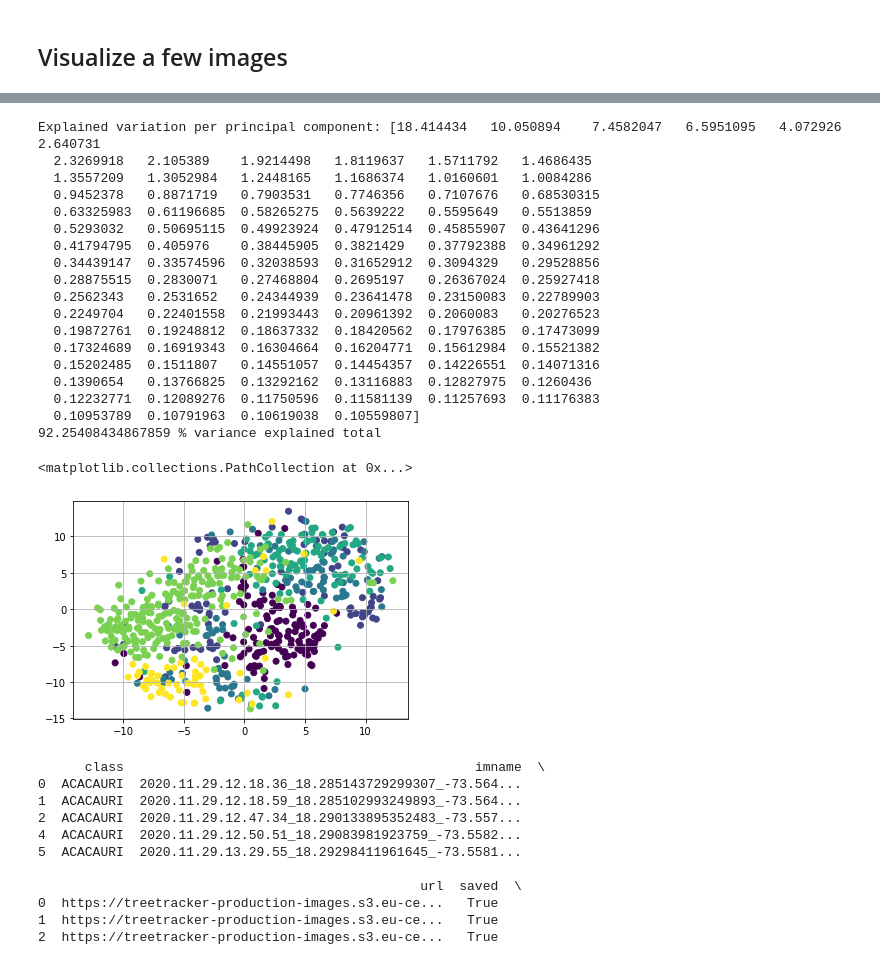
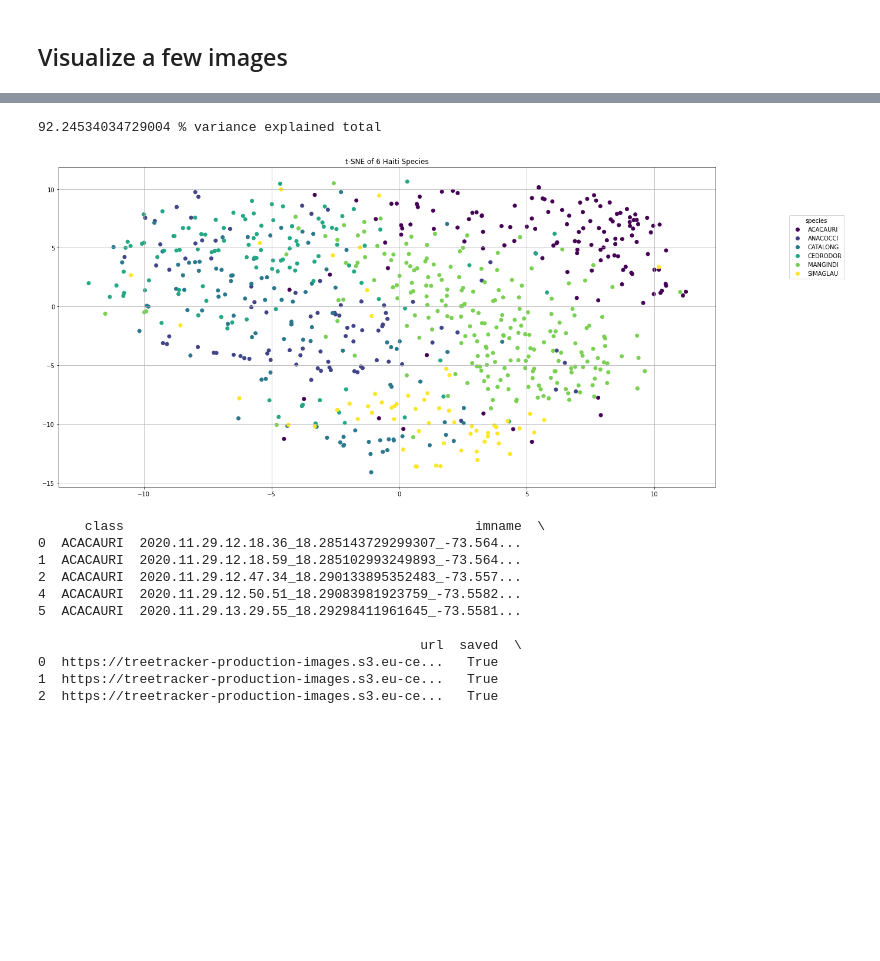
Before and after one commit to Greenstand/treetracker-machine-learning, a Jupyter notebook: species_classification/small_inception.ipynb, the cells around one changed output, grey strips where cells are left out. Drawn from its saved outputs; the diff is of its cells as text; code cells hidden in the pictures; blank space fills up the shorter version.

```diff
--- a/species_classification/small_inception.ipynb
+++ b/species_classification/small_inception.ipynb
@@ -272,39 +276,28 @@ optimizer = torch.optim.Adam(params_to_update, lr=1e-3, weight_decay=1e-5)
 # %%
 inception_stack = np.vstack([fv for fv in data['fv'].values])
 pca = PCA(n_components=100)
 X_red = pca.fit_transform(inception_stack)
-print('Explained variation per principal component: {}'.format(pca.explained_variance_ratio_ * 100))
+# print('Explained variation per principal component: {}'.format(pca.explained_variance_ratio_ * 100))
 print (np.sum(pca.explained_variance_ratio_) * 100 , "% variance explained total")
 inception_embedded = TSNE(n_components=2, perplexity=80.0, learning_rate=20.0, n_iter=15000).fit_transform(X_red)
 tsne_inception_result = pd.DataFrame(inception_embedded)
 tsne_inception_result["class"] = labels
 tsne_inception_result.columns = ["x0", "x1", "class"]
-colors = np.linspace(0, 1, len(data["class"].unique()))
-colordict = dict(zip(data["class"].unique(), colors))
-tsne_inception_result["Color"] = tsne_inception_result["class"].apply(lambda x: colordict[x])
+
+# Make figure
+f = plt.figure(figsize=(20, 10))
+scatter = plt.scatter(tsne_inception_result["x0"], tsne_inception_result["x1"], c=tsne_inception_result["class"].astype('category').cat.codes)
+plt.title("t-SNE of %d Haiti Species"%num_classes)
 plt.grid()
-plt.scatter(tsne_inception_result["x0"], tsne_inception_result["x1"], c=tsne_inception_result["Color"], label=tsne_inception_result["class"])
+plt.legend(handles=scatter.legend_elements()[0],
+           labels=list(tsne_inception_result["class"].astype('category').cat.categories),
+           title="species",
+           bbox_to_anchor=(1.2,0.75),
+           loc='right')
+plt.show()
 # %% [output]
-Explained variation per principal component: [18.414434   10.050894    7.4582047   6.5951095   4.072926    2.640731
-  2.3269918   2.105389    1.9214498   1.8119637   1.5711792   1.4686435
-  1.3557209   1.3052984   1.2448165   1.1686374   1.0160601   1.0084286
-  0.9452378   0.8871719   0.7903531   0.7746356   0.7107676   0.68530315
-  0.63325983  0.61196685  0.58265275  0.5639222   0.5595649   0.5513859
-  0.5293032   0.50695115  0.49923924  0.47912514  0.45855907  0.43641296
-  0.41794795  0.405976    0.38445905  0.3821429   0.37792388  0.34961292
-  0.34439147  0.33574596  0.32038593  0.31652912  0.3094329   0.29528856
-  0.28875515  0.2830071   0.27468804  0.2695197   0.26367024  0.25927418
-  0.2562343   0.2531652   0.24344939  0.23641478  0.23150083  0.22789903
-  0.2249704   0.22401558  0.21993443  0.20961392  0.2060083   0.20276523
-  0.19872761  0.19248812  0.18637332  0.18420562  0.17976385  0.17473099
-  0.17324689  0.16919343  0.16304664  0.16204771  0.15612984  0.15521382
-  0.15202485  0.1511807   0.14551057  0.14454357  0.14226551  0.14071316
-  0.1390654   0.13766825  0.13292162  0.13116883  0.12827975  0.1260436
-  0.12232771  0.12089276  0.11750596  0.11581139  0.11257693  0.11176383
-  0.10953789  0.10791963  0.10619038  0.10559807]
-92.25408434867859 % variance explained total
+92.24534034729004 % variance explained total
-<matplotlib.collections.PathCollection at 0x...>
-[figure, old version]
+[figure, new version]
 # %%
 print (data.head(5))
 # %% [output]
```
Also changed, not shown: parts of 6 cells of this notebook.
